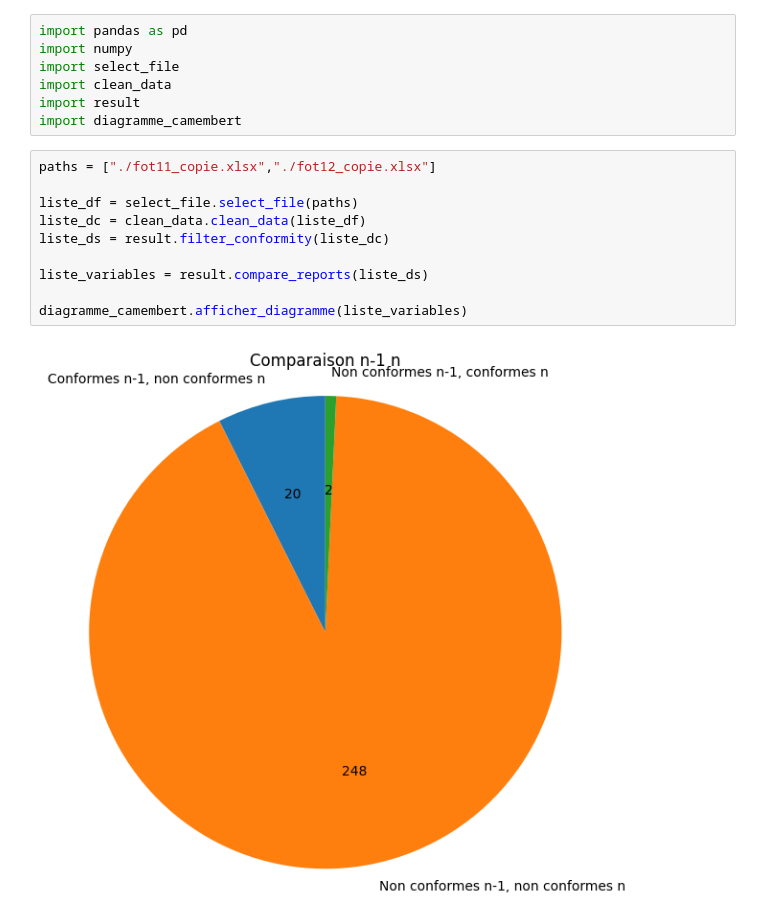
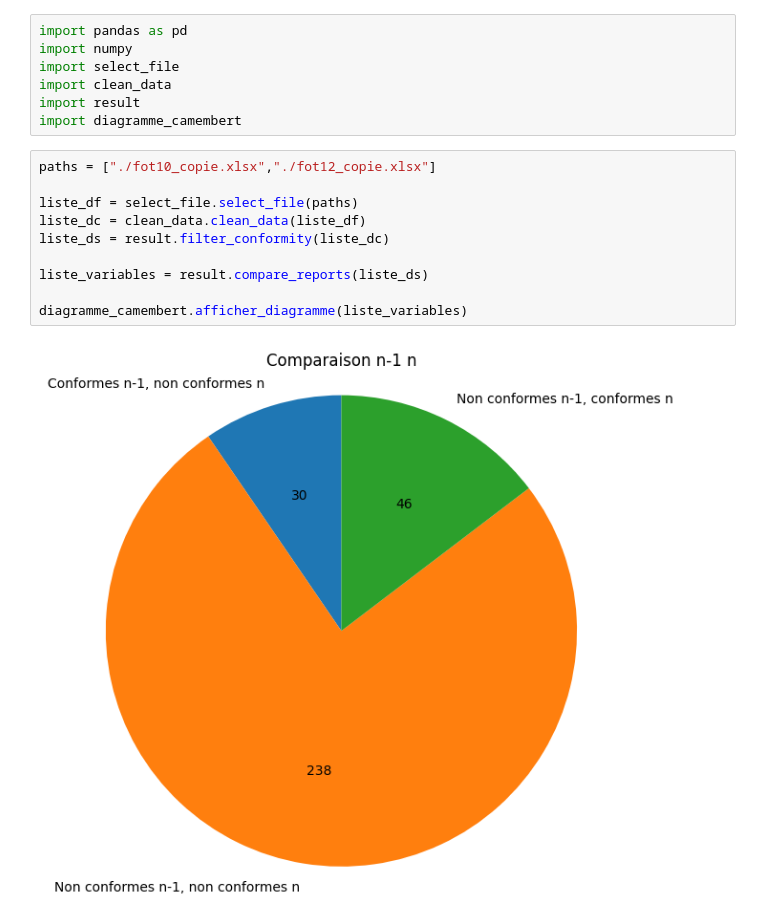
Before and after one commit to MouadErghout/DEVILLE-Dashboard, a Jupyter notebook: python/backend/interface4 copy.ipynb, the cells around one changed output. Cells and saved outputs as stored; diff of their text form.

```diff
--- a/python/backend/interface4 copy.ipynb
+++ b/python/backend/interface4 copy.ipynb
@@ -6,14 +6,14 @@ import clean_data
 import result
 import diagramme_camembert
 # %%
-paths = ["./fot11_copie.xlsx","./fot12_copie.xlsx"]
+paths = ["./fot10_copie.xlsx","./fot12_copie.xlsx"]
 
 liste_df = select_file.select_file(paths)
 liste_dc = clean_data.clean_data(liste_df)
 liste_ds = result.filter_conformity(liste_dc)
 
 liste_variables = result.compare_reports(liste_ds)
 
 diagramme_camembert.afficher_diagramme(liste_variables)
 # %% [output]
-[figure, old version]
+[figure, new version]
```
Also changed, not shown: 5 other files.
